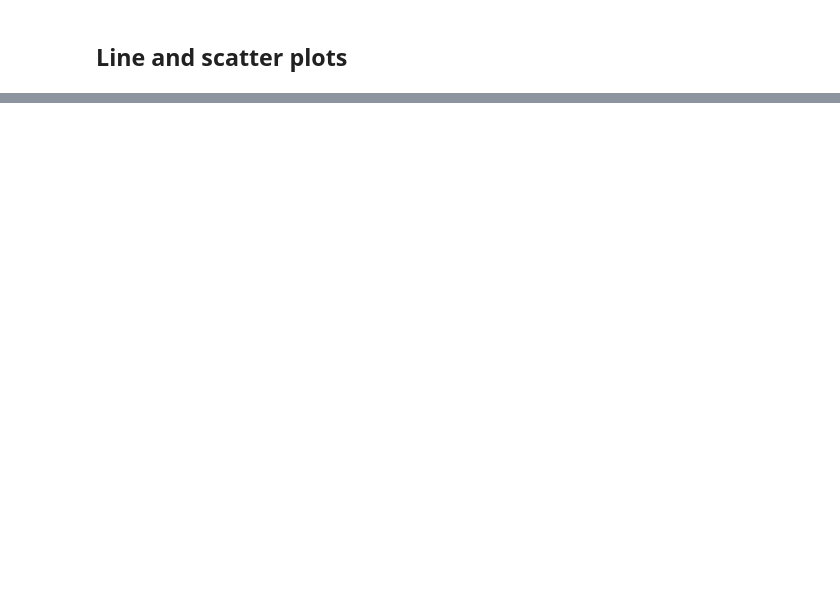
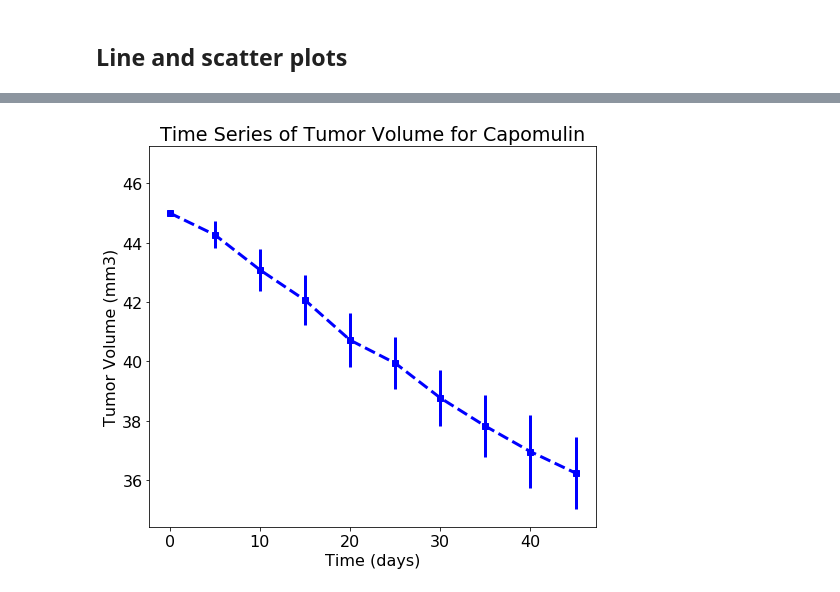
Before and after one commit to ShabeeheRizvi/Matplotlib-Challenge, a Jupyter notebook: Pymaceuticals/pymaceuticals_starter.ipynb, the cells around one changed output, grey strips where cells are left out. Saved outputs shown, nothing was run; the diff lists cells and outputs as text; code cells hidden in the pictures; blank space fills up the shorter version.

```diff
--- a/Pymaceuticals/pymaceuticals_starter.ipynb
+++ b/Pymaceuticals/pymaceuticals_starter.ipynb
@@ -281,4 +283,6 @@ plt.show()
 ## Line and scatter plots
 # %%
 # Generate a line plot of time point versus tumor volume for a mouse treated with Capomulin
-capomulin_data = combined_data.loc[combined_data]
+capomulin_data = combined_data.loc[combined_data['Drug Regimen'] == 'Capomulin']
+
+capomulin_data.head()
@@ -284,0 +296,7 @@ capomulin_data = combined_data.loc[combined_data]
+# %%
+cap_time_tumor = capomulin_data.groupby(['Timepoint']).agg(\
+                                                          Tumor_Vol_Mean=('Tumor Volume (mm3)', np.mean),\
+                                                          Tumor_Vol_SEM=('Tumor Volume (mm3)',st.sem)\
+                                                          ).round(3)
+
+cap_time_tumor.head(10)
@@ -285,2 +316,24 @@ capomulin_data = combined_data.loc[combined_data]
+# %%
+time_series = list(cap_time_tumor.index.values)
+
+plt.errorbar(time_series,cap_time_tumor['Tumor_Vol_Mean'],
+             yerr=cap_time_tumor['Tumor_Vol_SEM'],
+             label="Time Series of Tumor Volume for Capomulin",
+             fmt="bs--",
+             linewidth=3)
+
+plt.title("Time Series of Tumor Volume for Capomulin")
+plt.xlabel("Time (days)")
+plt.ylabel("Tumor Volume (mm3)")
+
+plt.xlim(min(time_series)-max(time_series)*0.05, max(time_series)*1.05)
+plt.ylim(min(cap_time_tumor['Tumor_Vol_Mean'])*0.95, max(cap_time_tumor['Tumor_Vol_Mean'])*1.05)
+plt.rcParams["figure.figsize"] = [8,7]
+
+
+
+plt.show()
+# %% [output]
+[figure, added]
 # %%
 # Generate a scatter plot of mouse weight versus average tumor volume for the Capomulin regimen
```
Also changed, not shown: parts of 14 cells of this notebook.
